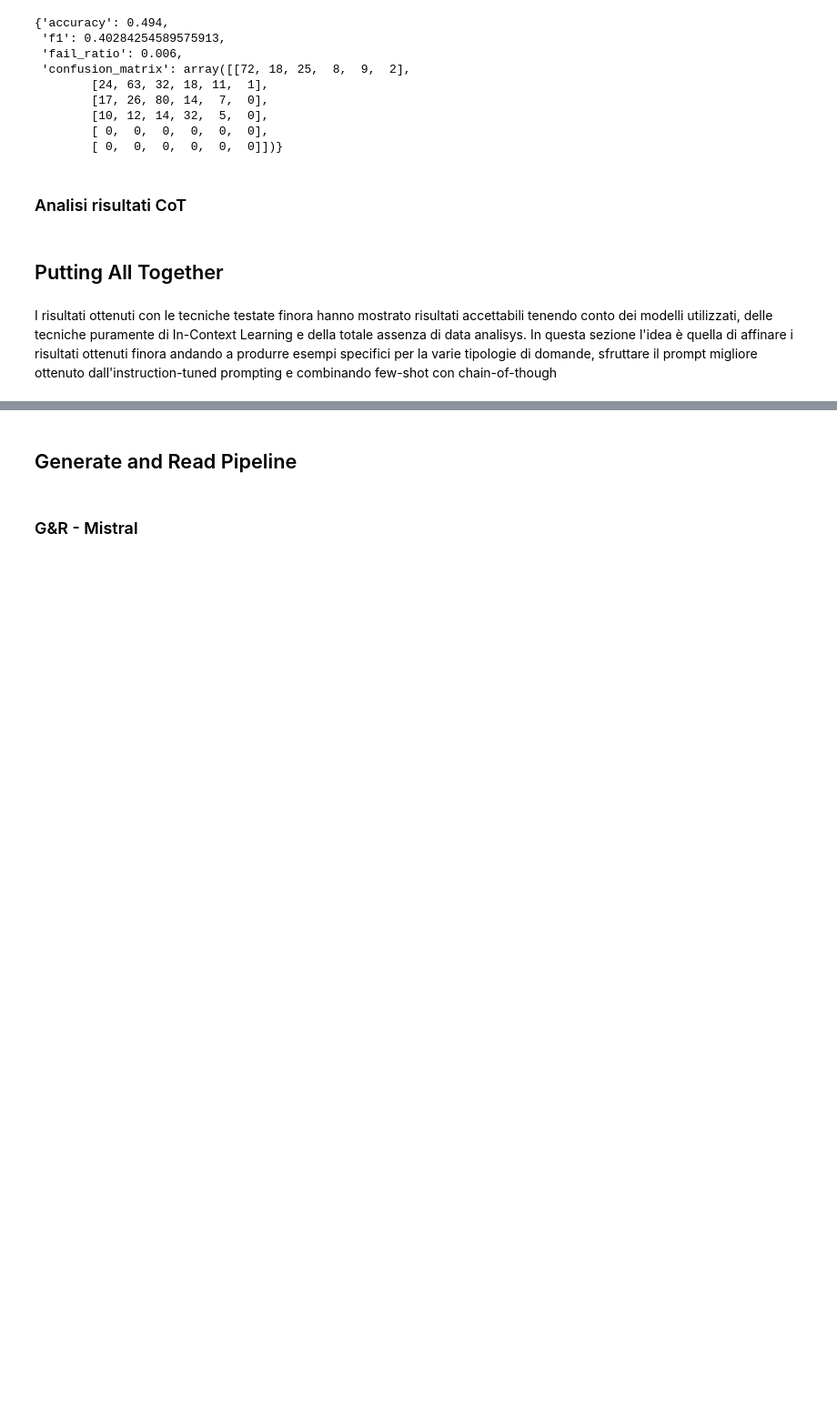
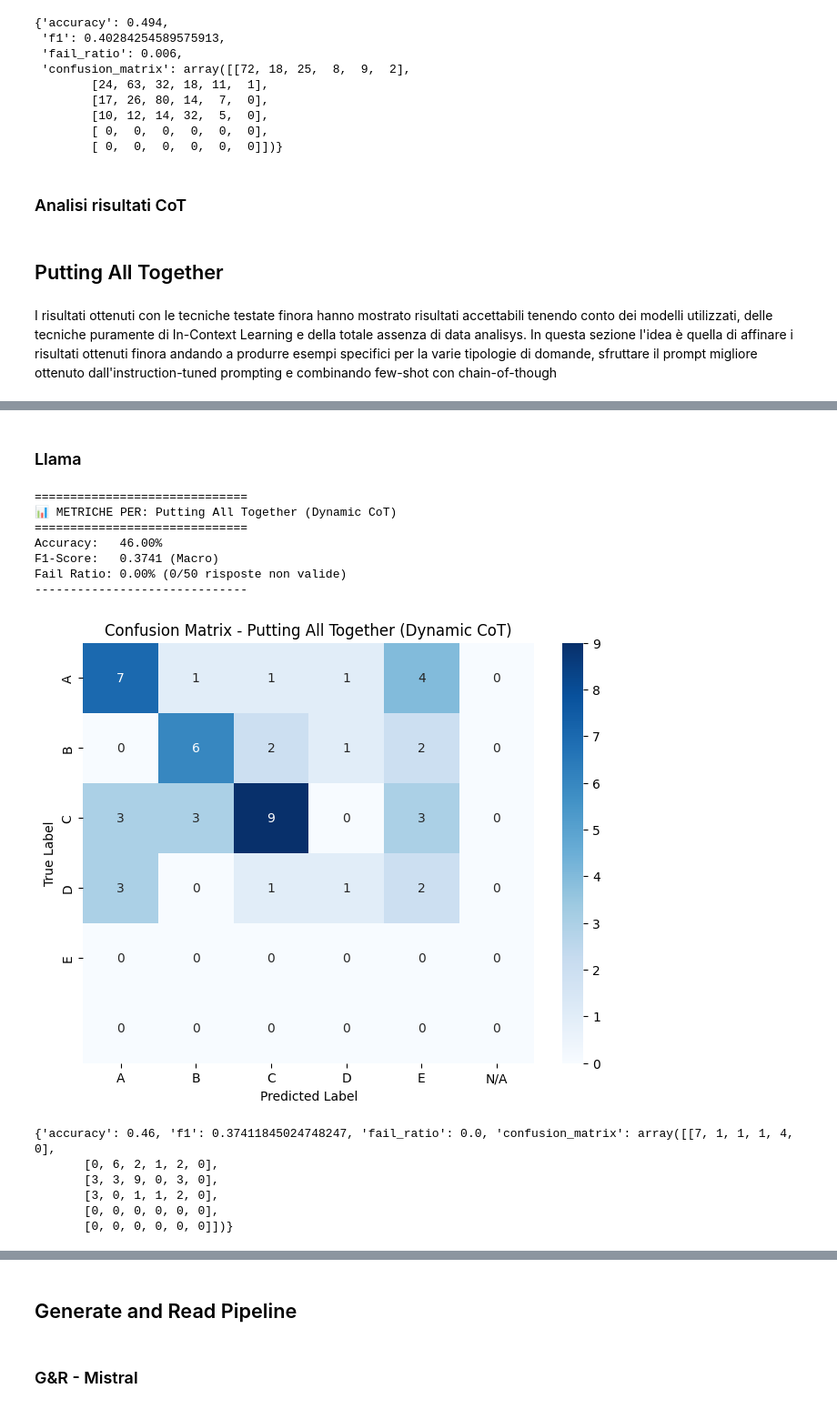
Before and after one commit to Keniota02/BigData, a Jupyter notebook: Copia_di_project.ipynb, the cells around one changed output, grey strips where cells are left out. Shown at 91% size. Drawn from its saved outputs; the diff is of its cells as text; code cells hidden in the pictures; blank space fills up the shorter version.

```diff
--- a/Copia_di_project.ipynb
+++ b/Copia_di_project.ipynb
@@ -2318,0 +2558,2 @@ I risultati ottenuti con le tecniche testate finora hanno mostrato risultati acc
+# %% [markdown]
+### Llama
@@ -2318,0 +2563,30 @@ I risultati ottenuti con le tecniche testate finora hanno mostrato risultati acc
+# %%
+validation_data_try = validation_data.head(50)
+# %%
+# Preparazione
+prompts = [build_dynamic_prompt(row, tokenizer) for _, row in validation_data_try.iterrows()]
+
+# Generazione
+raw_responses = generate_responses(model, prompts, tokenizer, max_tokens=2024)
+
+# Estrazione (adatti la tua funzione process_response_cot)
+predictions = [process_response_cot(r) for r in raw_responses]
+
+# Calcolo Metriche
+metrics = compute_metrics(y_true_val[:50], predictions, "Putting All Together (Dynamic CoT)")
+print(metrics)
+# %% [output]
+==============================
+📊 METRICHE PER: Putting All Together (Dynamic CoT)
+==============================
+Accuracy:   46.00%
+F1-Score:   0.3741 (Macro)
+Fail Ratio: 0.00% (0/50 risposte non valide)
+------------------------------
+[figure, added]
+{'accuracy': 0.46, 'f1': 0.37411845024748247, 'fail_ratio': 0.0, 'confusion_matrix': array([[7, 1, 1, 1, 4, 0],
+       [0, 6, 2, 1, 2, 0],
+       [3, 3, 9, 0, 3, 0],
+       [3, 0, 1, 1, 2, 0],
+       [0, 0, 0, 0, 0, 0],
+       [0, 0, 0, 0, 0, 0]])}
```
Also changed, not shown: parts of 43 cells of this notebook.
